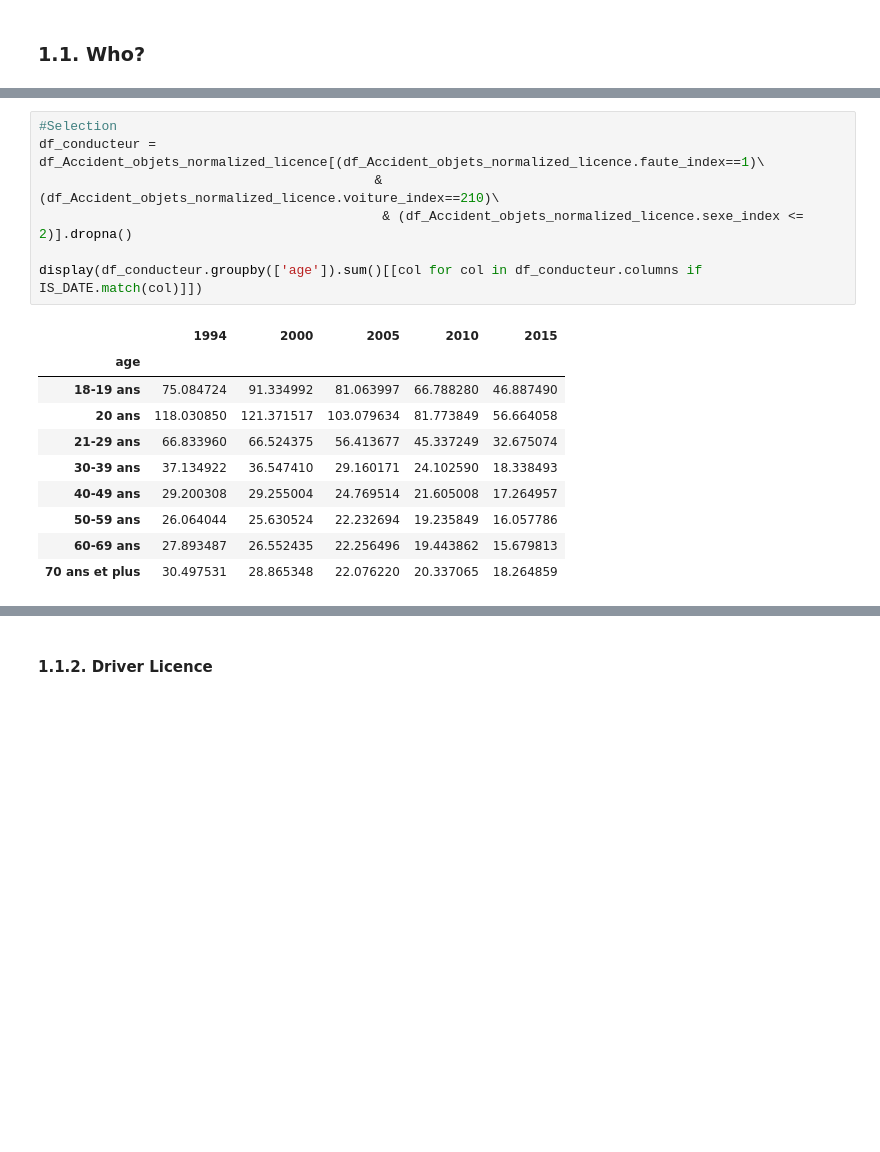
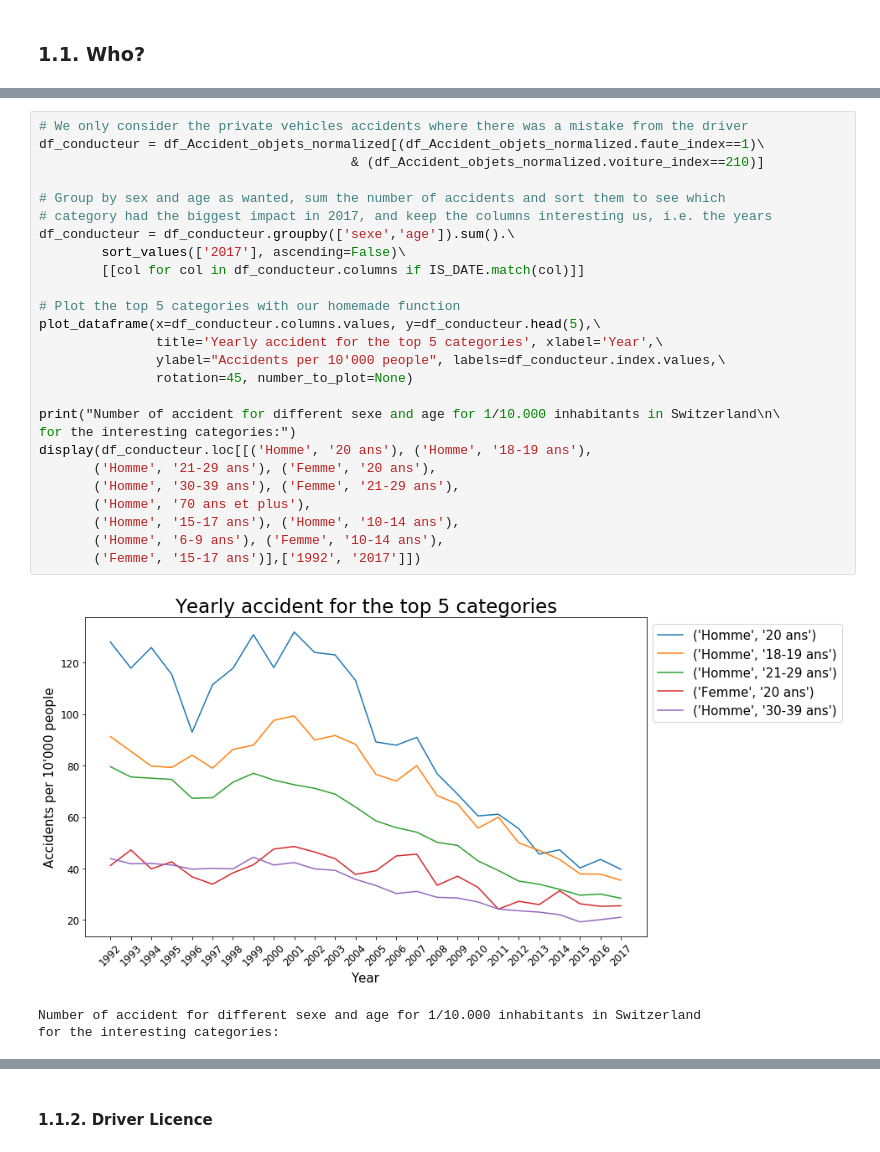
Before and after one commit to epfl-ada-2018/project-pizzafels, a Jupyter notebook: Milestone3 - Complete Analysis.ipynb, the cells around one changed output, grey strips where cells are left out. Drawn from its saved outputs; the diff is of its cells as text; blank space fills up the shorter version.

```diff
--- a/Milestone3 - Complete Analysis.ipynb
+++ b/Milestone3 - Complete Analysis.ipynb
@@ -488,18 +392,30 @@ https://pandas.pydata.org/pandas-docs/stable/indexing.html#deprecate-loc-reindex
-# %%
-#Selection
-df_conducteur = df_Accident_objets_normalized_licence[(df_Accident_objets_normalized_licence.faute_index==1)\
-                                           & (df_Accident_objets_normalized_licence.voiture_index==210)\
-                                            & (df_Accident_objets_normalized_licence.sexe_index <= 2)].dropna()
-
-display(df_conducteur.groupby(['age']).sum()[[col for col in df_conducteur.columns if IS_DATE.match(col)]])
-# %% [output]
-|  | 1994 | 2000 | 2005 | 2010 | 2015 |
-| age |  |  |  |  |  |
-| 18-19 ans | 75.084724 | 91.334992 | 81.063997 | 66.788280 | 46.887490 |
-| 20 ans | 118.030850 | 121.371517 | 103.079634 | 81.773849 | 56.664058 |
-| 21-29 ans | 66.833960 | 66.524375 | 56.413677 | 45.337249 | 32.675074 |
-| 30-39 ans | 37.134922 | 36.547410 | 29.160171 | 24.102590 | 18.338493 |
-| 40-49 ans | 29.200308 | 29.255004 | 24.769514 | 21.605008 | 17.264957 |
-| 50-59 ans | 26.064044 | 25.630524 | 22.232694 | 19.235849 | 16.057786 |
-| 60-69 ans | 27.893487 | 26.552435 | 22.256496 | 19.443862 | 15.679813 |
-| 70 ans et plus | 30.497531 | 28.865348 | 22.076220 | 20.337065 | 18.264859 |
+# %%
+# We only consider the private vehicles accidents where there was a mistake from the driver
+df_conducteur = df_Accident_objets_normalized[(df_Accident_objets_normalized.faute_index==1)\
+                                        & (df_Accident_objets_normalized.voiture_index==210)]
+
+# Group by sex and age as wanted, sum the number of accidents and sort them to see which
+# category had the biggest impact in 2017, and keep the columns interesting us, i.e. the years
+df_conducteur = df_conducteur.groupby(['sexe','age']).sum().\
+        sort_values(['2017'], ascending=False)\
+        [[col for col in df_conducteur.columns if IS_DATE.match(col)]]
+
+# Plot the top 5 categories with our homemade function
+plot_dataframe(x=df_conducteur.columns.values, y=df_conducteur.head(5),\
+               title='Yearly accident for the top 5 categories', xlabel='Year',\
+               ylabel="Accidents per 10'000 people", labels=df_conducteur.index.values,\
+               rotation=45, number_to_plot=None)
+
+print("Number of accident for different sexe and age for 1/10.000 inhabitants in Switzerland\n\
+for the interesting categories:")
+display(df_conducteur.loc[[('Homme', '20 ans'), ('Homme', '18-19 ans'),
+       ('Homme', '21-29 ans'), ('Femme', '20 ans'),
+       ('Homme', '30-39 ans'), ('Femme', '21-29 ans'),
+       ('Homme', '70 ans et plus'),
+       ('Homme', '15-17 ans'), ('Homme', '10-14 ans'),
+       ('Homme', '6-9 ans'), ('Femme', '10-14 ans'),
+       ('Femme', '15-17 ans')],['1992', '2017']])
+# %% [output]
+[figure, added]
+Number of accident for different sexe and age for 1/10.000 inhabitants in Switzerland
+for the interesting categories:
```
Also changed, not shown: parts of 46 cells of this notebook, 1 other file.
